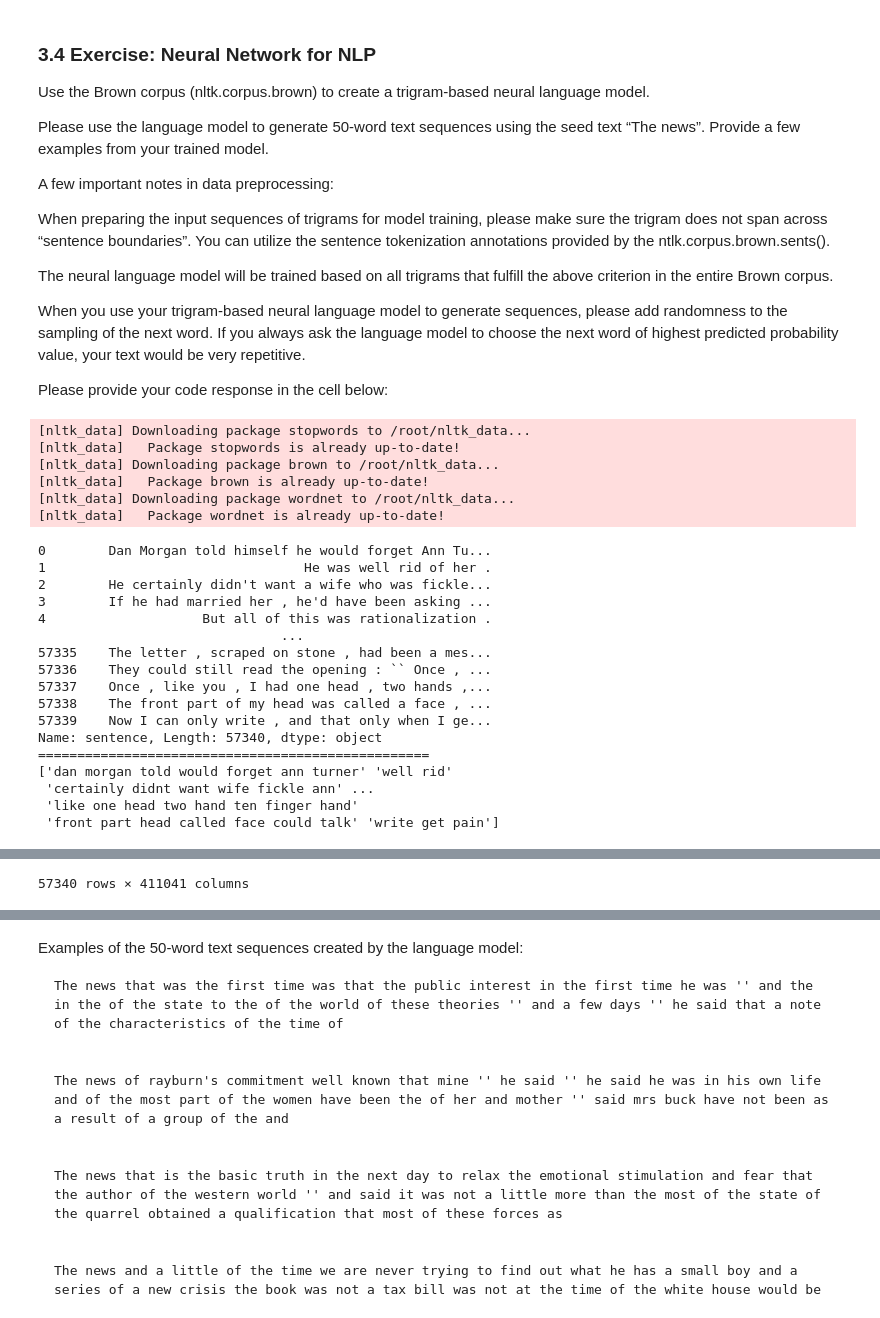
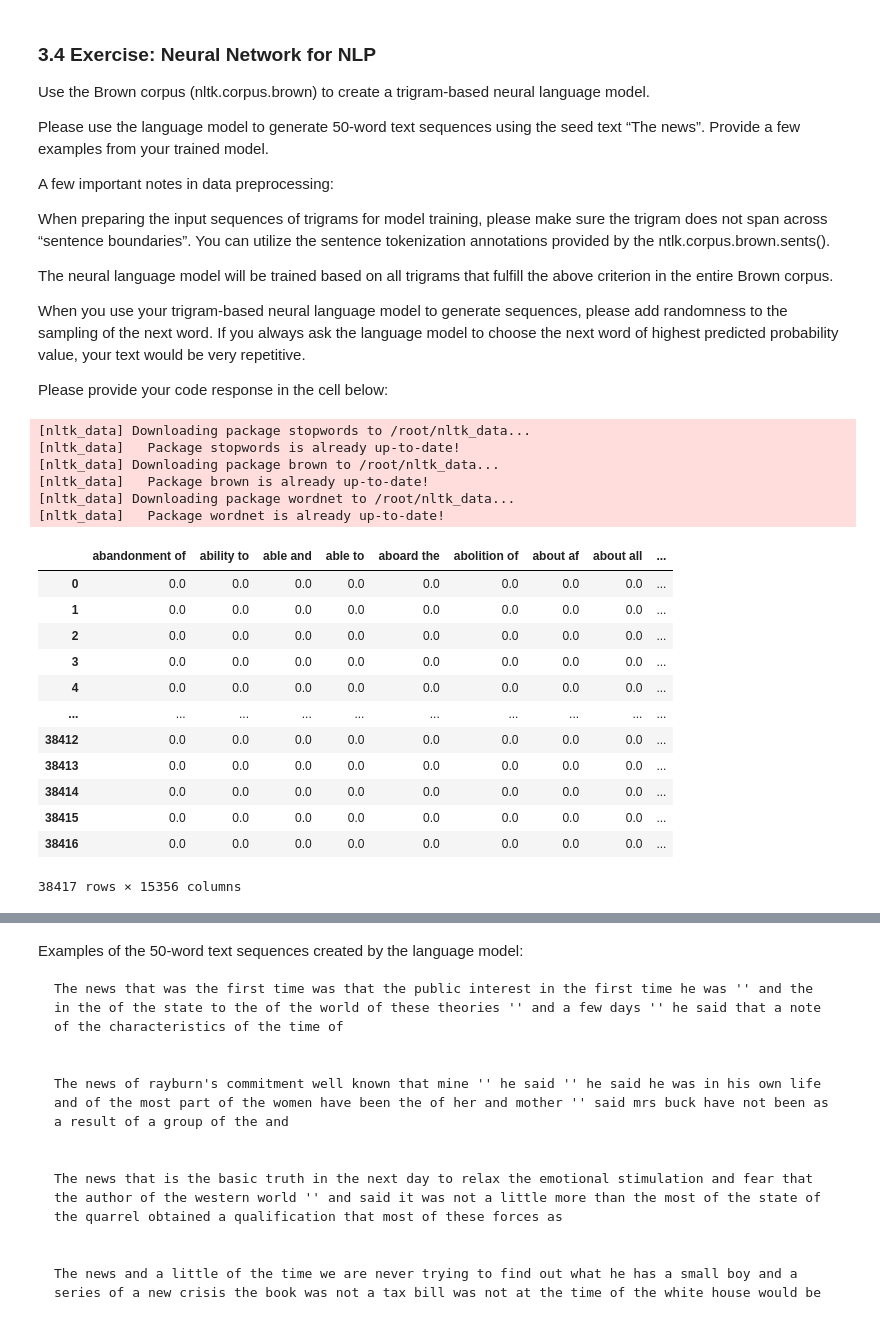
Before and after one commit to anoted/Assignment-3, a Jupyter notebook: scripts/Part III.ipynb, the cells around one changed output, grey strips where cells are left out. Drawn from its saved outputs; the diff is of its cells as text; code cells hidden in the pictures.

```diff
--- a/scripts/Part III.ipynb
+++ b/scripts/Part III.ipynb
@@ -374,8 +416,11 @@ for cat in brown_cat: # We append tuples of each document and categories in a li
 
 brown_df=pd.DataFrame(docs, columns=['sentence', 'category']) #The data frame is created using the generated tuple.
 
-brown_df.head()
+#documents = brown_df.sentence
+###########################################################################################
 
+from sklearn.model_selection import train_test_split
+train, test = train_test_split(brown_df.sentence, test_size = 0.33, random_state=42)
 
 #Step 1. Pre-Processing the Brown Corpus Text
 wpt = nltk.WordPunctTokenizer()
@@ -384,60 +429,74 @@ lemmatizer = WordNetLemmatizer()
 
 def normalize_document(doc):
     # lower case and remove special characters\whitespaces
     doc = re.sub(r'[^a-zA-Z\s]', '', doc, re.I | re.A)
     doc = doc.lower()
     doc = doc.strip()
     # tokenize document
     tokens = wpt.tokenize(doc)
     # filter stopwords out of document
-    filtered_tokens = [token for token in tokens if token not in stop_words]
-    lemmatized_tokens = [lemmatizer.lemmatize(word) for word in filtered_tokens]
+    #filtered_tokens = [token for token in tokens if token not in stop_words]
+    #lemmatized_tokens = [lemmatizer.lemmatize(word) for word in tokens] #filtered_tokens
     # re-create document from filtered tokens
-    doc = ' '.join(lemmatized_tokens) #filtered_tokens
+    doc = ' '.join(tokens) #filtered_tokens lemmatized_tokens
     return doc
 
 normalize_corpus = np.vectorize(normalize_document)
 
-norm_corpus = normalize_corpus(brown_df.sentence)
+norm_train_corpus = normalize_corpus(train)
+norm_test_corpus  = normalize_corpus(test)
 
 #Step 2. Create a tri-gram data frame and count its frequencies
-print(brown_df.sentence)
-print("="*50)
-print(norm_corpus)
+# print(brown_df.sentence)
+# print("="*50)
+# print(norm_corpus)
 
-# Get trigrams, bigrams and unigram
+# Get trigrams, bigrams or unigram
 bv = CountVectorizer(ngram_range=(3, 3))
-bv_matrix = bv.fit_transform(norm_corpus)
+bv_matrix = bv.fit_transform(norm_train_corpus)
 
 bv_matrix = bv_matrix.toarray()
-vocab = bv.get_feature_names_out() #get_feature_names_out
-pd.DataFrame(bv_matrix, columns=vocab)
+y_trigram = bv.get_feature_names_out() #get_feature_names_out
 
-#print the dataframe to show the tri-gram BOW
-pd.DataFrame(bv_matrix, columns=vocab)
+del bv_matrix
 
+###########################################################################################
+
+from sklearn.feature_extraction.text import TfidfVectorizer
+
+tfidf_vec = TfidfVectorizer(min_df = 5, ngram_range=(2,2)) #,token_pattern = r'[a-zA-Z]+'
+X_train_bow = tfidf_vec.fit_transform(norm_train_corpus) # fit train
+X_test_bow = tfidf_vec.transform(norm_test_corpus)       # transform test
+
+X_train_bow = X_train_bow.toarray()
+vocab = tfidf_vec.get_feature_names_out() #get_feature_names_out
+X_train_bow =  pd.DataFrame(X_train_bow, columns=vocab)
+
+X_test_bow = X_test_bow.toarray()
+X_test_bow =  pd.DataFrame(X_test_bow, columns=vocab)
+
+#print(X_train_bow.shape)
+#print(X_test_bow.shape)
+#print(X_train_bow)
+X_train_bow
 ### END CODE HERE ###
 # %% [output]
 [nltk_data] Downloading package stopwords to /root/nltk_data...
 [nltk_data]   Package stopwords is already up-to-date!
 [nltk_data] Downloading package brown to /root/nltk_data...
 [nltk_data]   Package brown is already up-to-date!
 [nltk_data] Downloading package wordnet to /root/nltk_data...
 [nltk_data]   Package wordnet is already up-to-date!
+|  | abandonment of | ability to | able and | able to | aboard the | abolition of | about af | about all | ... |
+| 0 | 0.0 | 0.0 | 0.0 | 0.0 | 0.0 | 0.0 | 0.0 | 0.0 | ... |
+| 1 | 0.0 | 0.0 | 0.0 | 0.0 | 0.0 | 0.0 | 0.0 | 0.0 | ... |
+| 2 | 0.0 | 0.0 | 0.0 | 0.0 | 0.0 | 0.0 | 0.0 | 0.0 | ... |
+| 3 | 0.0 | 0.0 | 0.0 | 0.0 | 0.0 | 0.0 | 0.0 | 0.0 | ... |
+| 4 | 0.0 | 0.0 | 0.0 | 0.0 | 0.0 | 0.0 | 0.0 | 0.0 | ... |
+| ... | ... | ... | ... | ... | ... | ... | ... | ... | ... |
+| 38412 | 0.0 | 0.0 | 0.0 | 0.0 | 0.0 | 0.0 | 0.0 | 0.0 | ... |
+| 38413 | 0.0 | 0.0 | 0.0 | 0.0 | 0.0 | 0.0 | 0.0 | 0.0 | ... |
+| 38414 | 0.0 | 0.0 | 0.0 | 0.0 | 0.0 | 0.0 | 0.0 | 0.0 | ... |
+| 38415 | 0.0 | 0.0 | 0.0 | 0.0 | 0.0 | 0.0 | 0.0 | 0.0 | ... |
+| 38416 | 0.0 | 0.0 | 0.0 | 0.0 | 0.0 | 0.0 | 0.0 | 0.0 | ... |
-0        Dan Morgan told himself he would forget Ann Tu...
-1                                 He was well rid of her .
-2        He certainly didn't want a wife who was fickle...
-3        If he had married her , he'd have been asking ...
-4                    But all of this was rationalization .
-                               ...
-57335    The letter , scraped on stone , had been a mes...
-57336    They could still read the opening : `` Once , ...
-57337    Once , like you , I had one head , two hands ,...
-57338    The front part of my head was called a face , ...
-57339    Now I can only write , and that only when I ge...
-Name: sentence, Length: 57340, dtype: object
-==================================================
-['dan morgan told would forget ann turner' 'well rid'
- 'certainly didnt want wife fickle ann' ...
- 'like one head two hand ten finger hand'
- 'front part head called face could talk' 'write get pain']
+38417 rows × 15356 columns
@@ -456 +502,0 @@ Name: sentence, Length: 57340, dtype: object
-57340 rows × 411041 columns
```
Also changed, not shown: parts of 14 cells of this notebook.
